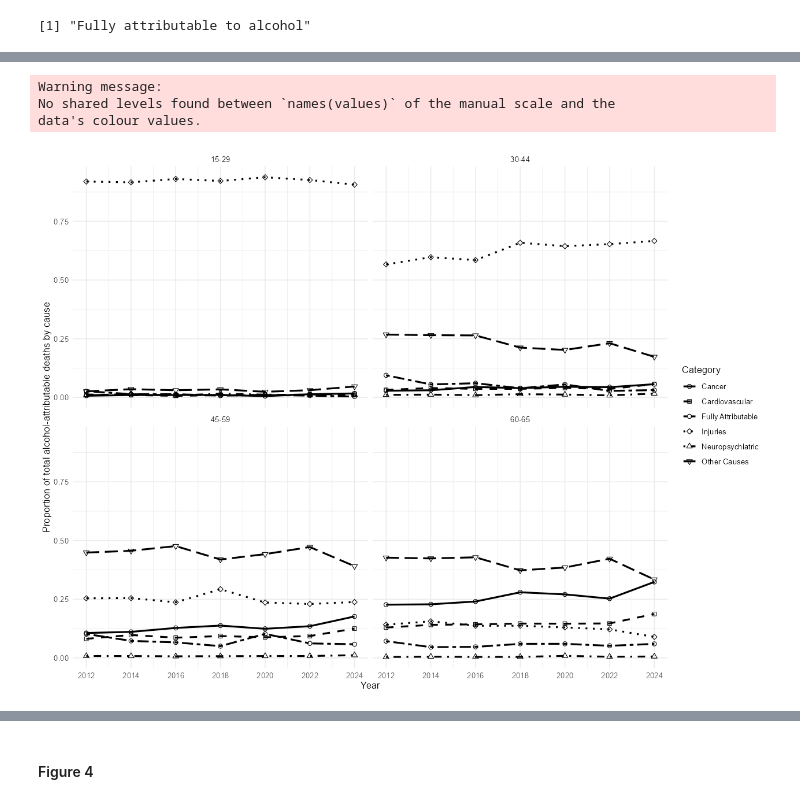
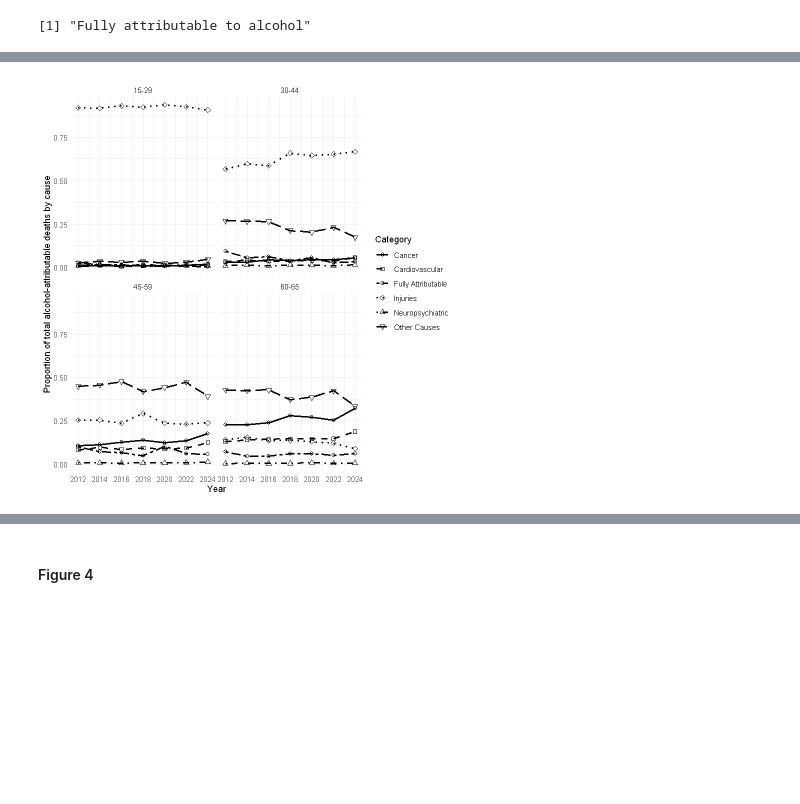
Before and after one commit to ACC1240138/micsim, a Jupyter notebook: __andres_control/expand_pif.ipynb, the cells around one changed output, grey strips where cells are left out. Saved outputs shown, nothing was run; the diff lists cells and outputs as text; code cells hidden in the pictures; blank space fills up the shorter version.

```diff
--- a/__andres_control/expand_pif.ipynb
+++ b/__andres_control/expand_pif.ipynb
@@ -4927,22 +5074,12 @@ mortality_results_cat %>%
   group_by(age_group, year) %>%
   mutate(prop_mort= mort / sum(mort, na.rm = TRUE)) %>%
   ungroup() %>%
-  ggplot(aes(x= year, y= prop_mort, linetype= category, shape= category, col = category)) +  # Map shape to category
+  ggplot(aes(x= year, y= prop_mort, linetype= category, shape= category)) +  # Map shape to category
   geom_line(linewidth= 1, color = "black") +
   geom_point(size= 2, color = "black") +
   scale_x_continuous(
     breaks = c(2012, 2014, 2016, 2018, 2020, 2022, 2024),
     labels = c(2012, 2014, 2016, 2018, 2020, 2022, 2024)
-  ) +
-  scale_color_manual(
-    values = c(
-      "Cancer" = "black",
-      "Cardiovascular" = "darkgray",
-      "Injuries" = "gray",
-      "Neuropsychiatric" = "lightgray",
-      "Other Causes" = "dimgray",
-      "Fully Attributable" = "red3"
-    )
   ) +
   scale_shape_manual(
     values = c(
@@ -5003,7 +5140,7 @@ fig4 <- mortality_results_cat %>%
   )) +
   scale_linetype_manual(values = c(
     "Cancer" = "solid",
-    "Cardiovascular" = "longdash",
+    "Cardiovascular" = "dashed",
     "Injuries" = "dotted",
     "Neuropsychiatric" = "dotdash",
     "Other Causes" = "longdash",
@@ -5013,37 +5150,34 @@ fig4 <- mortality_results_cat %>%
     ~ age_group,
     labeller = as_labeller(c("1" = "15-29", "2" = "30-44", "3" = "45-59", "4" = "60-65"))
   ) +
   labs(
     x = "Year",
     y = "Proportion of total alcohol-attributable deaths by cause",
     linetype = "Category",
     shape = "Category"
   ) +
   theme_minimal(base_size = 14) +
   theme(
     legend.position = "right",
     legend.title = element_text(size = 14),
     legend.text = element_text(size = 12),
     strip.text = element_text(size = 13),
     axis.title = element_text(size = 15),
     axis.text = element_text(size = 12),
     panel.grid.major = element_line(color = "grey88", linewidth = 0.5),
     panel.grid.minor = element_line(color = "grey93", linewidth = 0.3)
   )
 ggsave(
   filename = file.path(acc_root(), "__andres_control", "Figure 5.png"),
   plot = fig4,
   width = 9,
   height = 7,
   units = "in",
   dpi = 300,
   bg = "white"
 )
 # %% [output]
-Warning message:
-No shared levels found between `names(values)` of the manual scale and the
-data's colour values.
-[figure, old version]
+[figure, new version]
 # %%
 #| label: mort-trends-age-sex-chile20b-fig5
 #| results: "hold"
```
Also changed, not shown: parts of 27 cells of this notebook, 1 other file.
